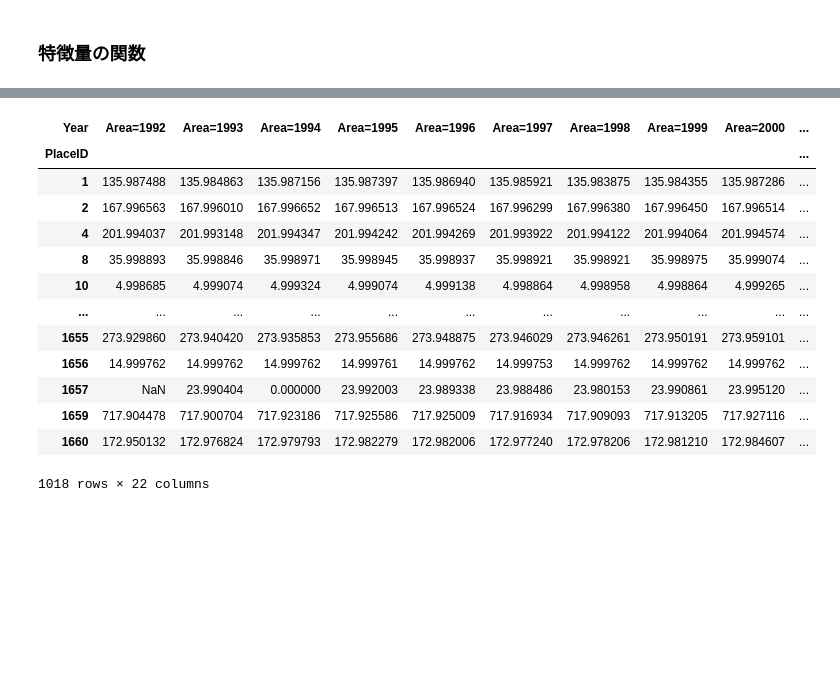
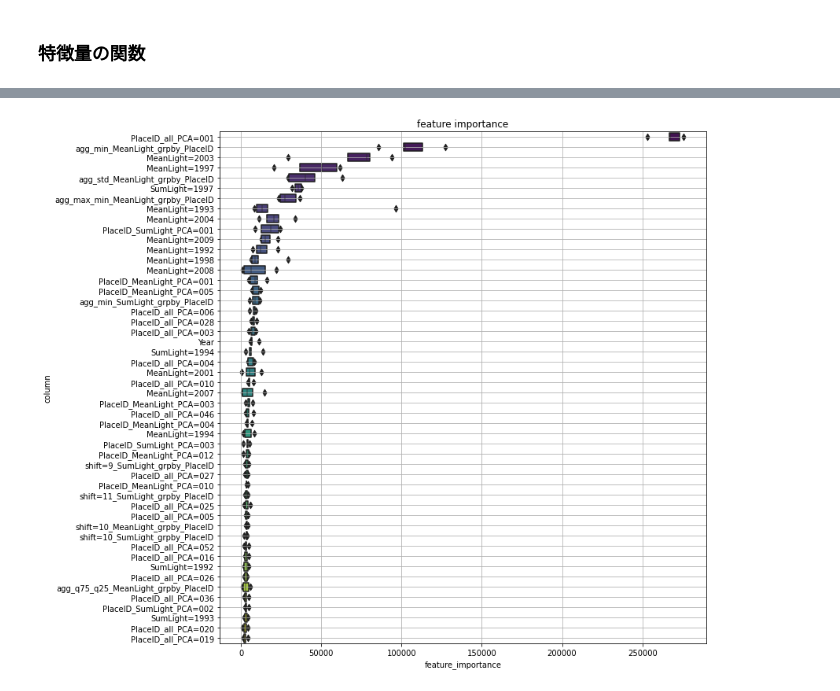
Before and after one commit to yosuke7040/Night-Light-Compe, a Jupyter notebook: src/nb006.ipynb, the cells around one changed output, grey strips where cells are left out. Cells and saved outputs as stored; diff of their text form; code cells hidden in the pictures; blank space fills up the shorter version.

```diff
--- a/src/nb006.ipynb
+++ b/src/nb006.ipynb
@@ -216,17 +215,0 @@ pca_area_df
-# %%
-area_df
-# %% [output]
-| Year | Area=1992 | Area=1993 | Area=1994 | Area=1995 | Area=1996 | Area=1997 | Area=1998 | Area=1999 | Area=2000 | ... |
-| PlaceID |  |  |  |  |  |  |  |  |  | ... |
-| 1 | 135.987488 | 135.984863 | 135.987156 | 135.987397 | 135.986940 | 135.985921 | 135.983875 | 135.984355 | 135.987286 | ... |
-| 2 | 167.996563 | 167.996010 | 167.996652 | 167.996513 | 167.996524 | 167.996299 | 167.996380 | 167.996450 | 167.996514 | ... |
-| 4 | 201.994037 | 201.993148 | 201.994347 | 201.994242 | 201.994269 | 201.993922 | 201.994122 | 201.994064 | 201.994574 | ... |
-| 8 | 35.998893 | 35.998846 | 35.998971 | 35.998945 | 35.998937 | 35.998921 | 35.998921 | 35.998975 | 35.999074 | ... |
-| 10 | 4.998685 | 4.999074 | 4.999324 | 4.999074 | 4.999138 | 4.998864 | 4.998958 | 4.998864 | 4.999265 | ... |
-| ... | ... | ... | ... | ... | ... | ... | ... | ... | ... | ... |
-| 1655 | 273.929860 | 273.940420 | 273.935853 | 273.955686 | 273.948875 | 273.946029 | 273.946261 | 273.950191 | 273.959101 | ... |
-| 1656 | 14.999762 | 14.999762 | 14.999762 | 14.999761 | 14.999762 | 14.999753 | 14.999762 | 14.999762 | 14.999762 | ... |
-| 1657 | NaN | 23.990404 | 0.000000 | 23.992003 | 23.989338 | 23.988486 | 23.980153 | 23.990861 | 23.995120 | ... |
-| 1659 | 717.904478 | 717.900704 | 717.923186 | 717.925586 | 717.925009 | 717.916934 | 717.909093 | 717.913205 | 717.927116 | ... |
-| 1660 | 172.950132 | 172.976824 | 172.979793 | 172.982279 | 172.982006 | 172.977240 | 172.978206 | 172.981210 | 172.984607 | ... |
-1018 rows × 22 columns
@@ -232,0 +248,20 @@ area_df
+# %%
+model = LGBMModel
+group = train['PlaceID']
+
+model_params = {
+    "n_estimators": 10000,
+    "objective": 'rmse',
+    "learning_rate": 0.01,
+    "num_leaves": 31,
+    "random_state": 2021,
+    "n_jobs": -1,
+    "importance_type": "gain",
+    'colsample_bytree': .5,
+    "reg_lambda": 5
+}
+
+fit_params = {
+    "early_stopping_rounds": 100,
+    "verbose": False
+}
@@ -232,0 +302,31 @@ area_df
+# %%
+def tree_importance(X, y, model, model_params, fit_params, cv, folds):
+    est = model(**model_params)
+    feature_importance_df = pd.DataFrame()
+    for i, (tr_idx, va_idx) in enumerate(cv(X, y, n_splits=folds)):
+        tr_x, va_x = X.values[tr_idx], X.values[va_idx]
+        tr_y, va_y = y.values[tr_idx], y.values[va_idx]
+        est.fit(tr_x, tr_y,
+                eval_set=[[va_x, va_y]],
+                **fit_params)
+        _df = pd.DataFrame()
+        _df['feature_importance'] = est.feature_importances_
+        _df['column'] = X.columns
+        _df['fold'] = i + 1
+        feature_importance_df = pd.concat([feature_importance_df, _df], axis=0, ignore_index=True)
+    order = feature_importance_df.groupby('column') \
+                .sum()[['feature_importance']] \
+                .sort_values('feature_importance', ascending=False).index[:50]
+    fig, ax = plt.subplots(figsize=(12, max(4, len(order) * .2)))
+    sns.boxenplot(data=feature_importance_df, y='column', x='feature_importance', order=order, ax=ax,
+                  palette='viridis')
+    fig.tight_layout()
+    ax.grid()
+    ax.set_title('feature importance')
+    fig.tight_layout()
+    plt.show()
+    return fig, feature_importance_df
+
+fig, _ = tree_importance(train_x, train_y, model, model_params, fit_params, cv=make_gkf, folds=5)
+# %% [output]
+[figure, added]
```
Also changed, not shown: parts of 9 cells of this notebook, 1 other file.
